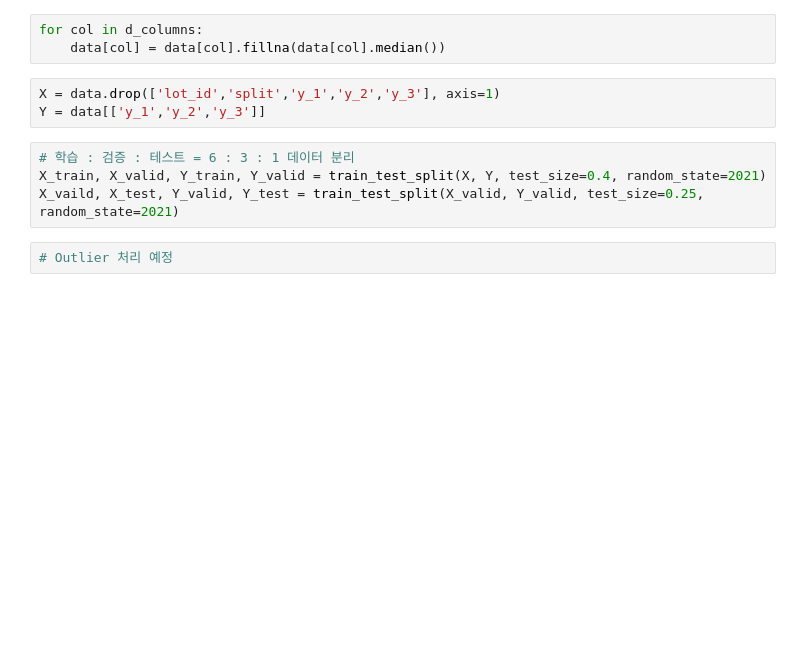
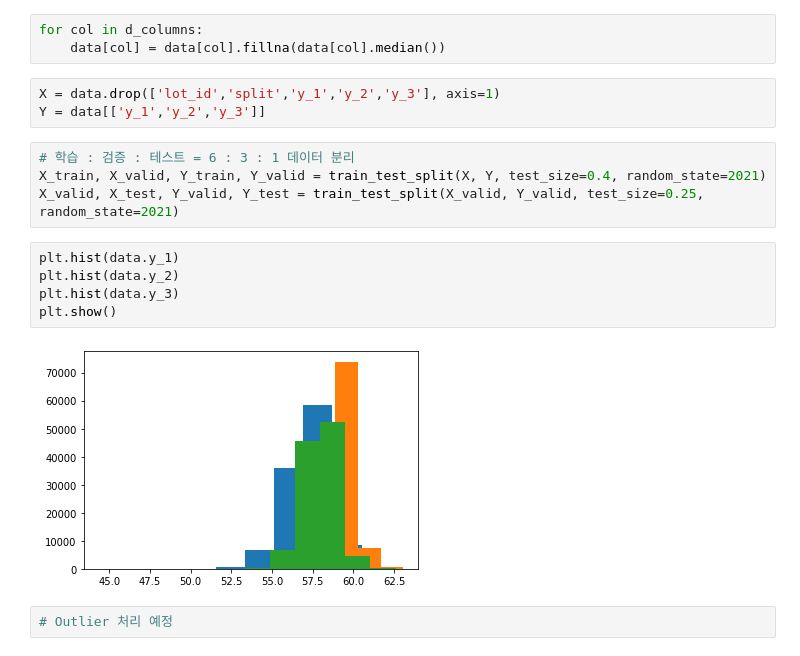
Before and after one commit to october25kim/miniproject, a Jupyter notebook: 이길용/regression_prj.ipynb, the cells around one changed output. Drawn from its saved outputs; the diff is of its cells as text; blank space fills up the shorter version.

```diff
--- a/이길용/regression_prj.ipynb
+++ b/이길용/regression_prj.ipynb
@@ -55,7 +62,14 @@ Y = data[['y_1','y_2','y_3']]
 # %%
 # 학습 : 검증 : 테스트 = 6 : 3 : 1 데이터 분리
 X_train, X_valid, Y_train, Y_valid = train_test_split(X, Y, test_size=0.4, random_state=2021)
-X_vaild, X_test, Y_valid, Y_test = train_test_split(X_valid, Y_valid, test_size=0.25, random_state=2021)
+X_valid, X_test, Y_valid, Y_test = train_test_split(X_valid, Y_valid, test_size=0.25, random_state=2021)
+# %%
+plt.hist(data.y_1)
+plt.hist(data.y_2)
+plt.hist(data.y_3)
+plt.show()
+# %% [output]
+[figure, added]
 # %%
 # Outlier 처리 예정
 # %% [markdown]
```
Also changed, not shown: parts of 28 cells of this notebook.
